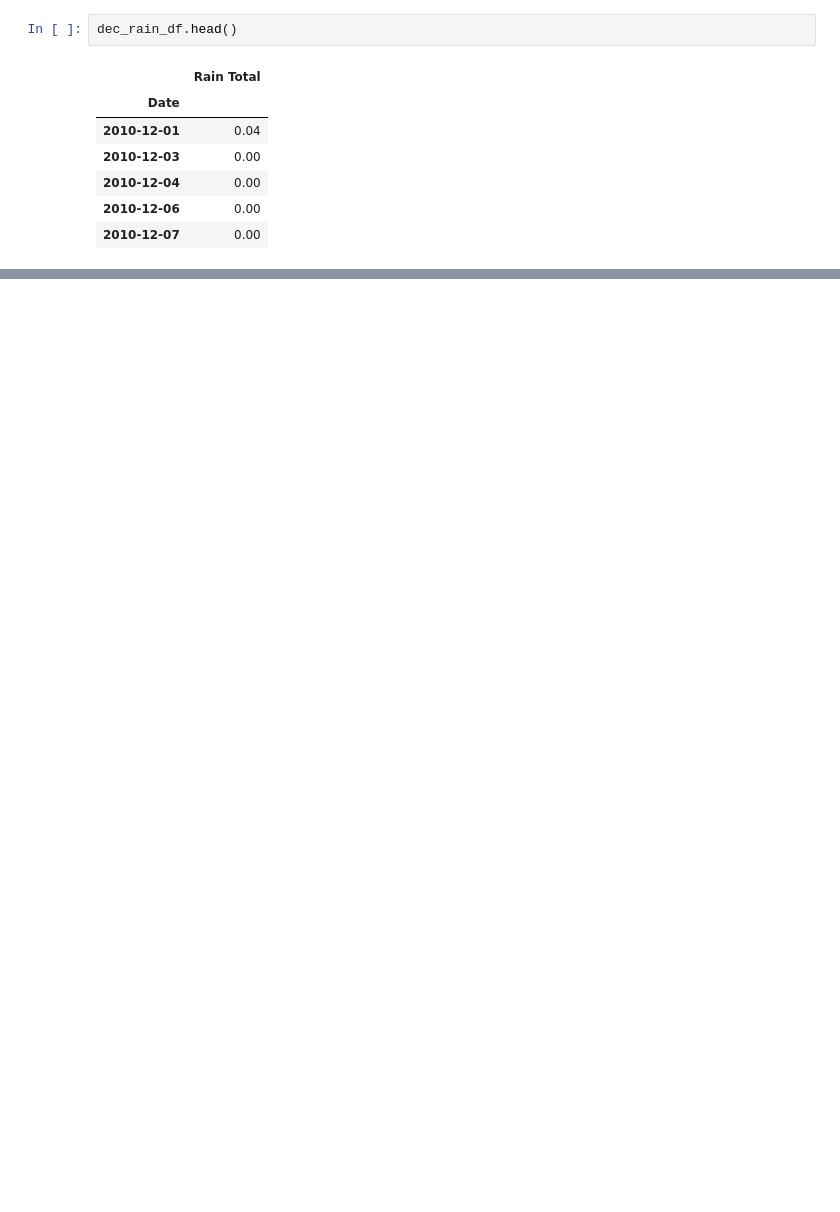
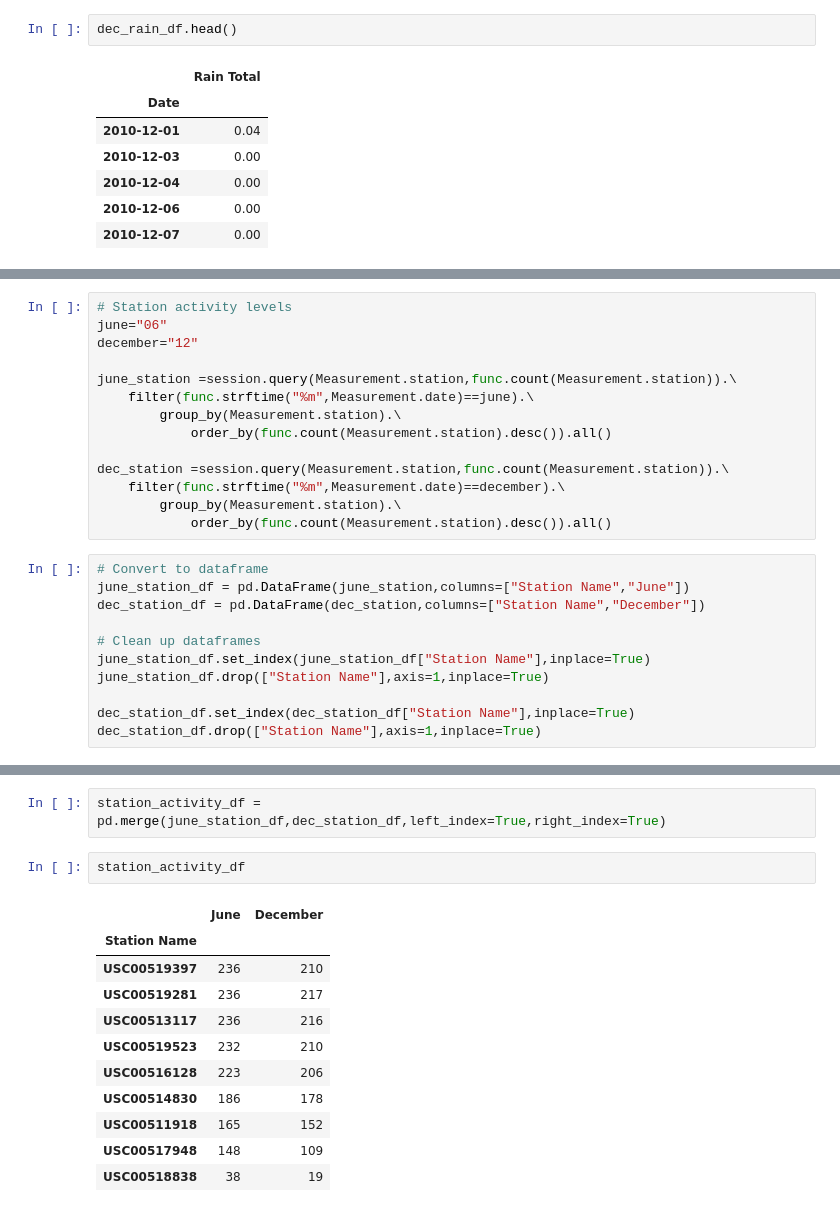
Before and after one commit to david-garza/surfs_up, a Jupyter notebook: SurfsUp_Challenge.ipynb, the cells around one changed output, grey strips where cells are left out. Saved outputs shown, nothing was run; the diff lists cells and outputs as text; blank space fills up the shorter version.

```diff
--- a/SurfsUp_Challenge.ipynb
+++ b/SurfsUp_Challenge.ipynb
@@ -231,0 +234,25 @@ pd.DataFrame(dry_dic,index=[0])
+# %%
+# Station activity levels
+june="06"
+december="12"
+
+june_station =session.query(Measurement.station,func.count(Measurement.station)).\
+    filter(func.strftime("%m",Measurement.date)==june).\
+        group_by(Measurement.station).\
+            order_by(func.count(Measurement.station).desc()).all()
+
+dec_station =session.query(Measurement.station,func.count(Measurement.station)).\
+    filter(func.strftime("%m",Measurement.date)==december).\
+        group_by(Measurement.station).\
+            order_by(func.count(Measurement.station).desc()).all()
+# %%
+# Convert to dataframe
+june_station_df = pd.DataFrame(june_station,columns=["Station Name","June"])
+dec_station_df = pd.DataFrame(dec_station,columns=["Station Name","December"])
+
+# Clean up dataframes
+june_station_df.set_index(june_station_df["Station Name"],inplace=True)
+june_station_df.drop(["Station Name"],axis=1,inplace=True)
+
+dec_station_df.set_index(dec_station_df["Station Name"],inplace=True)
+dec_station_df.drop(["Station Name"],axis=1,inplace=True)
@@ -231,0 +287,16 @@ pd.DataFrame(dry_dic,index=[0])
+# %%
+station_activity_df = pd.merge(june_station_df,dec_station_df,left_index=True,right_index=True)
+# %%
+station_activity_df
+# %% [output]
+|  | June | December |
+| Station Name |  |  |
+| USC00519397 | 236 | 210 |
+| USC00519281 | 236 | 217 |
+| USC00513117 | 236 | 216 |
+| USC00519523 | 232 | 210 |
+| USC00516128 | 223 | 206 |
+| USC00514830 | 186 | 178 |
+| USC00511918 | 165 | 152 |
+| USC00517948 | 148 | 109 |
+| USC00518838 | 38 | 19 |
```
Also changed, not shown: parts of 9 cells of this notebook, 5 other files.
